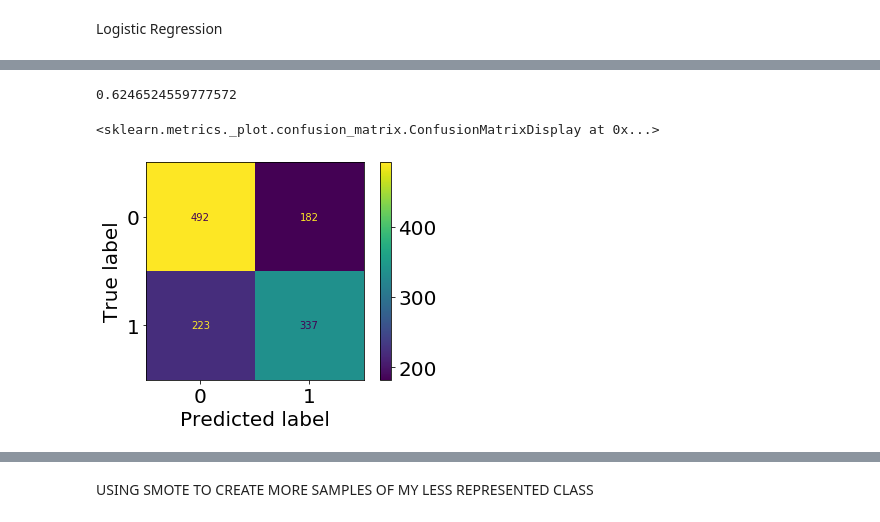
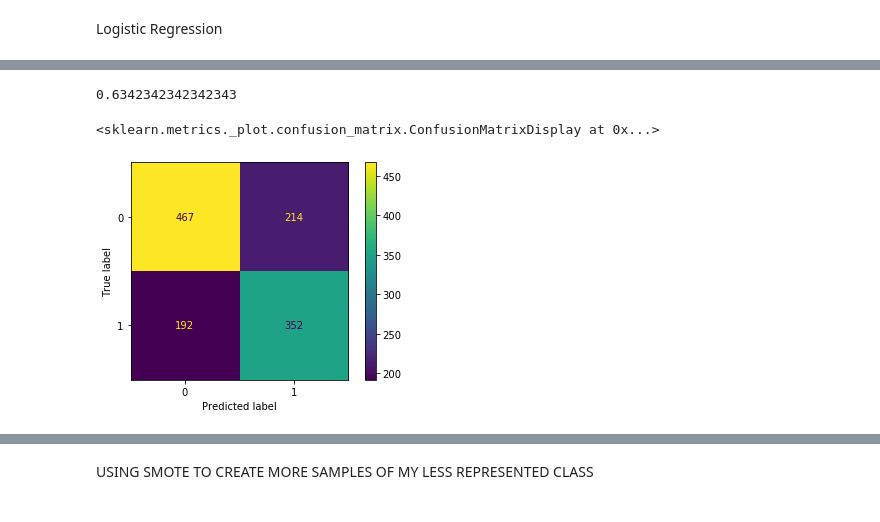
Before and after one commit to vizziviz/fatal_encounters_with_police, a Jupyter notebook: models/supervised_modeling_blackhispanic_notclean.ipynb, the cells around one changed output, grey strips where cells are left out. Cells and saved outputs as stored; diff of their text form; code cells hidden in the pictures.

```diff
--- a/models/supervised_modeling_blackhispanic_notclean.ipynb
+++ b/models/supervised_modeling_blackhispanic_notclean.ipynb
@@ -322,10 +324,10 @@ nan (nan) with: {'C': 0.01, 'penalty': 'none', 'solver': 'liblinear'}
 # %%
-lr = LogisticRegression(C=100, penalty='none', solver='lbfgs')
+lr = LogisticRegression(C=100, penalty='none', solver='newton-cg')
 lr.fit(X_train, y_train)
 y_predict_lr_tune = lr.predict(X_test)
 print(f1_score(y_test, y_predict_lr_tune))
 plot_confusion_matrix(lr, X_test, y_test)
 # %% [output]
-0.6246524559777572
+0.6342342342342343
 <sklearn.metrics._plot.confusion_matrix.ConfusionMatrixDisplay at 0x...>
-[figure, old version]
+[figure, new version]
```
Also changed, not shown: parts of 49 cells of this notebook.
